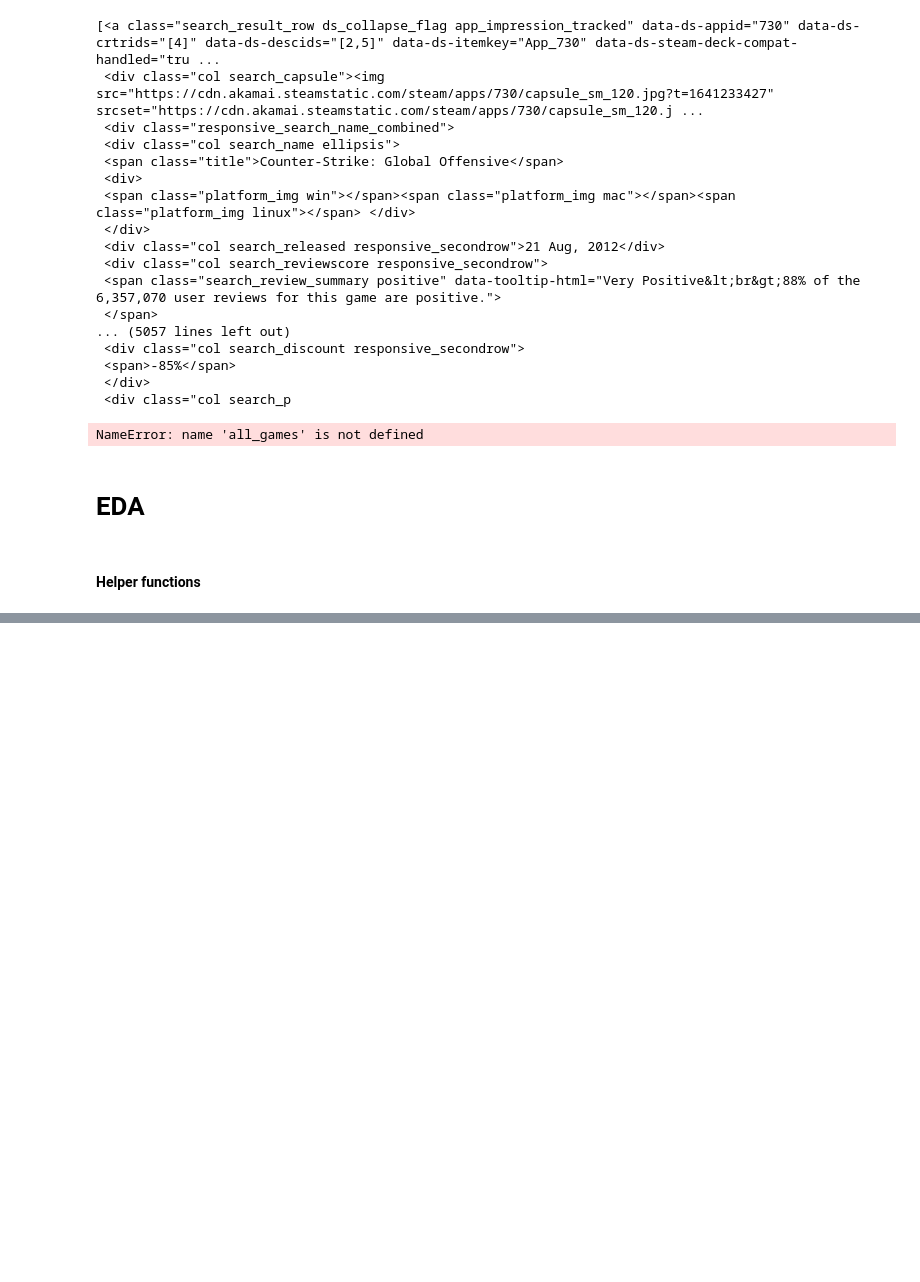
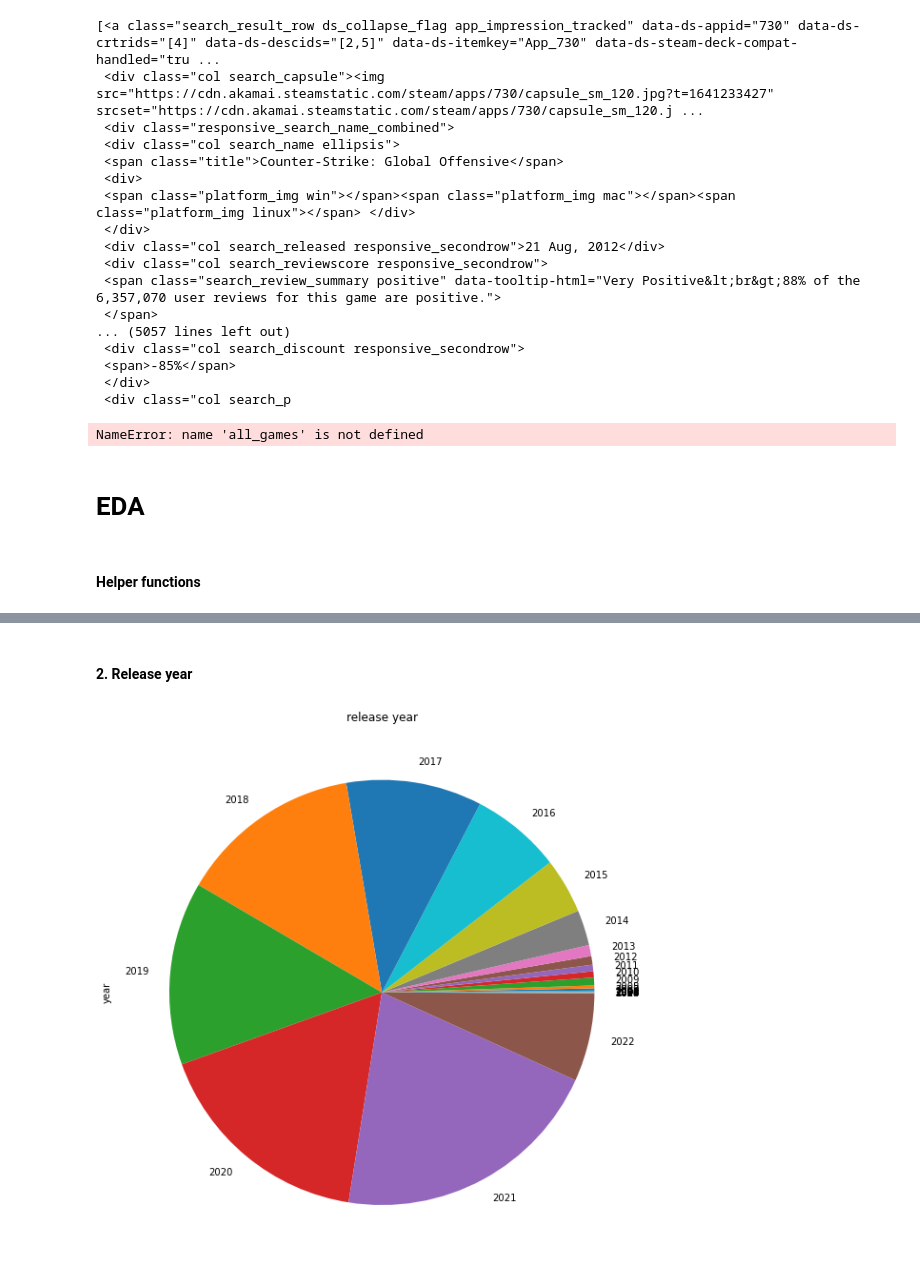
Before and after one commit to YuvalAvishid/Game_Discount_Predictor, a Jupyter notebook: Game_On_Sale.ipynb, the cells around one changed output, grey strips where cells are left out. Cells and saved outputs as stored; diff of their text form; code cells hidden in the pictures; blank space fills up the shorter version.

```diff
--- a/Game_On_Sale.ipynb
+++ b/Game_On_Sale.ipynb
@@ -730,0 +563,2 @@ pie_chart_discount_investigation(new_df, fig, axes[2], "discount", False)
+# %% [markdown]
+#### 2. Release year
@@ -730,0 +575,6 @@ pie_chart_discount_investigation(new_df, fig, axes[2], "discount", False)
+# %%
+fig, axes = plt.subplots(1,1, figsize=(10, 40))
+
+pie_chart_release_year_investigation(new_df, fig, axes, "release year", False)
+# %% [output]
+[figure, added]
```
Also changed, not shown: parts of 118 cells of this notebook.
